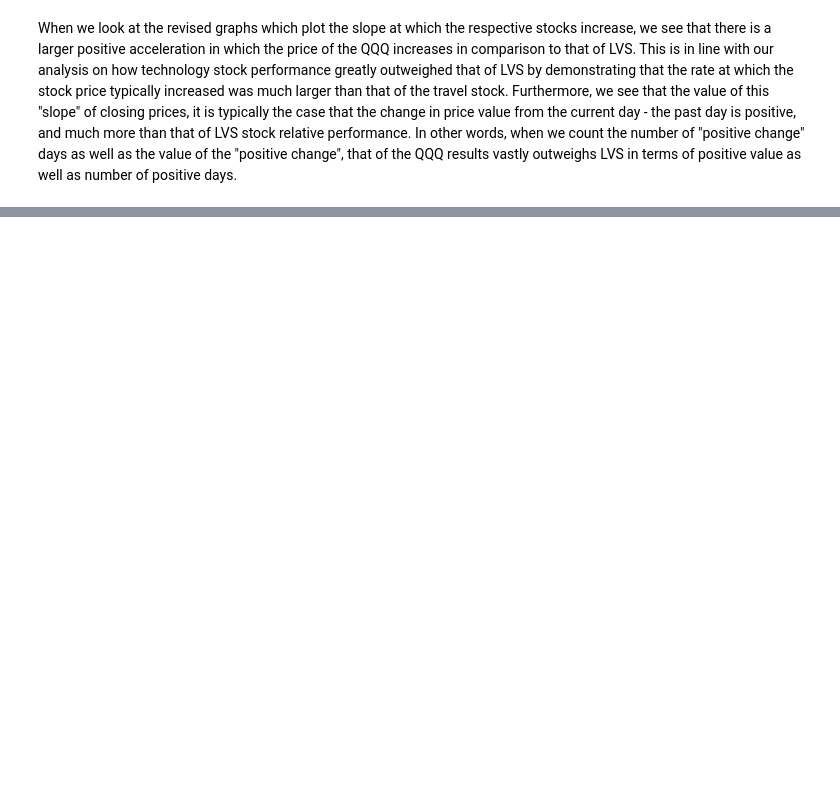
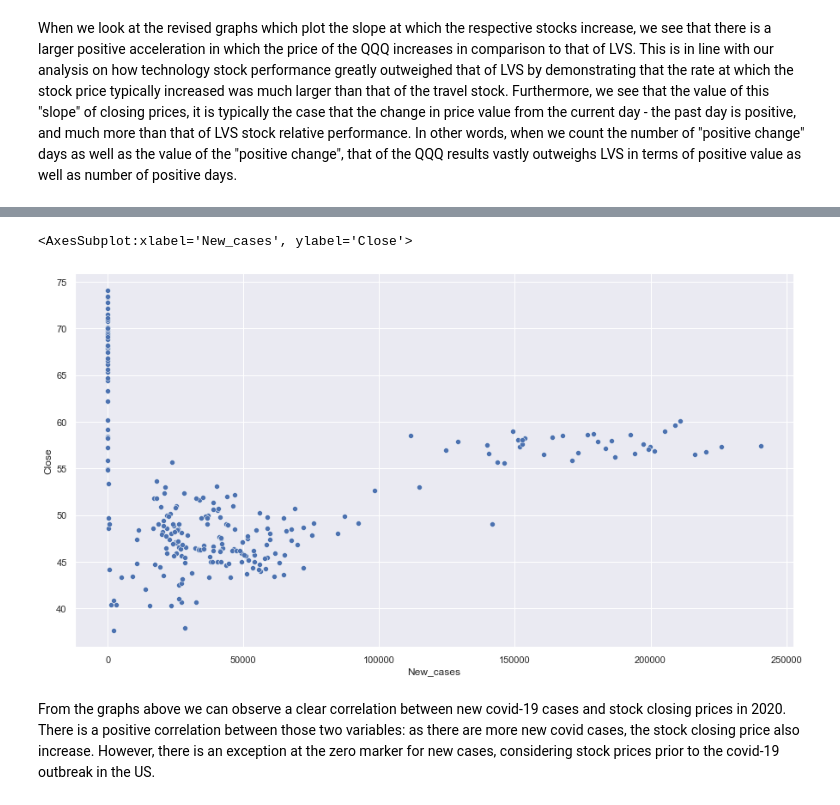
Before and after one commit to cpozuelos1/COGS_108_Final_Project, a Jupyter notebook: EDACheckpointGroup071-Wi22.ipynb, the cells around one changed output, grey strips where cells are left out. Saved outputs shown, nothing was run; the diff lists cells and outputs as text; code cells hidden in the pictures; blank space fills up the shorter version.

```diff
--- a/EDACheckpointGroup071-Wi22.ipynb
+++ b/EDACheckpointGroup071-Wi22.ipynb
@@ -342,0 +389,8 @@ When we look at the revised graphs which plot the slope at which the respective
+# %%
+# plotting relationship between new covid cases and stock closing price
+sns.scatterplot(x="New_cases", y="Close", data=LVS_covid_df_2020)
+# %% [output]
+<AxesSubplot:xlabel='New_cases', ylabel='Close'>
+[figure, added]
+# %% [markdown]
+From the graphs above we can observe a clear correlation between new covid-19 cases and stock closing prices in 2020. There is a positive correlation between those two variables: as there are more new covid cases, the stock closing price also increase. However, there is an exception at the zero marker for new cases, considering stock prices prior to the covid-19 outbreak in the US.
```
Also changed, not shown: parts of 12 cells of this notebook.
